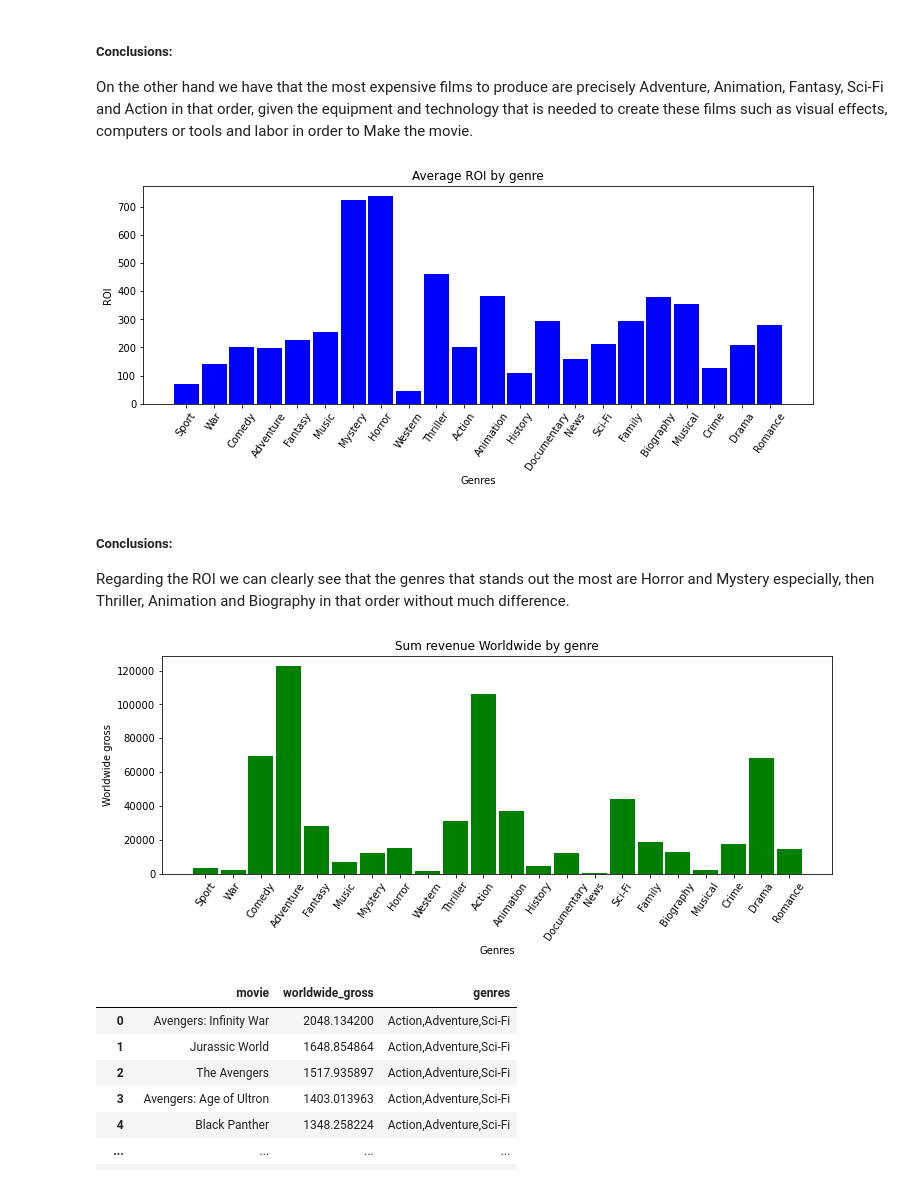
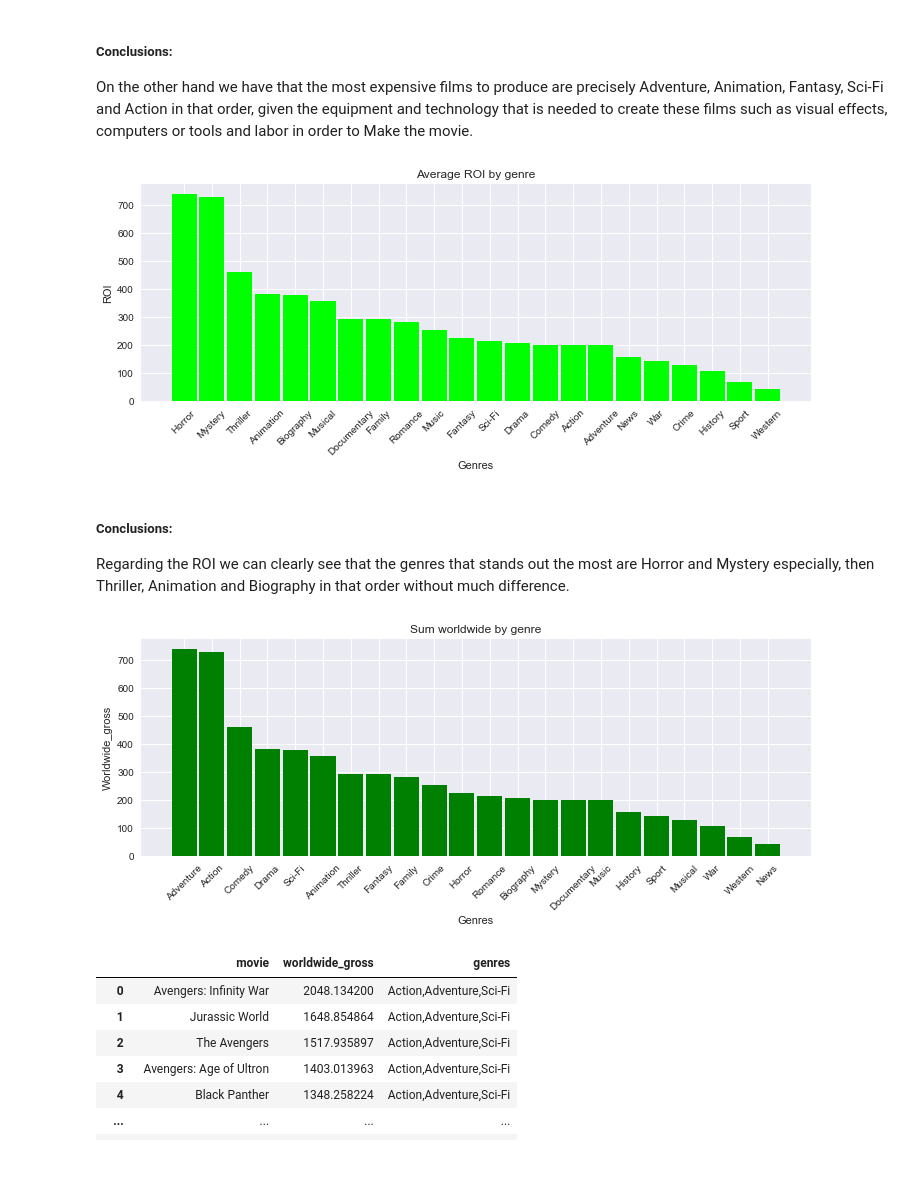
Before and after one commit to hixtape1212/Group6Consulting_CapstoneRepo, a Jupyter notebook: Genres&ROI.ipynb, the cells around one changed output. Cells and saved outputs as stored; diff of their text form; code cells hidden in the pictures.

```diff
--- a/Genres&ROI.ipynb
+++ b/Genres&ROI.ipynb
@@ -221,14 +224,16 @@ for i in range(len(genres)):
     pb = df_combine_genres['genres'].astype(str).str.contains(genres[i], regex = True, na = False)
     pb_avg.append(df_combine_genres['production_budget'][pb].mean())
 #print(pb_avg)
+pb_avg, genres = zip(*sorted(zip(pb_avg, genres), reverse=True))  # reverse sort data on 'wwg_avg'
+c = range(len(pb_avg))
 
-
+#creating the bar plot
 fig = plt.figure(figsize = (12, 4))
-plt.bar(genres, pb_avg, color='pink' ,width = 0.9)
-
+ax = fig.add_subplot(111)
+ax.bar(c, pb_avg, color='grey' ,width = 0.9)
+plt.xticks(c, genres, rotation=45)
 plt.xlabel("Genres")
-plt.xticks(rotation = 55)
-plt.ylabel("Production Budget")
-plt.title("Average Production Budget genre")
+plt.ylabel("Production budget")
+plt.title("Average Production budget by genre")
 plt.show()
 # %% [output]
@@ -244,40 +249,44 @@ for i in range(len(genres)):
     roi_avg.append(df_combine_genres['roi%'][roi].mean())
 #print(roi_avg)
 
+roi_avg, genres = zip(*sorted(zip(roi_avg, genres), reverse=True))  # reverse sort data on 'wwg_avg'
+c = range(len(roi_avg))
 
+#creating the bar plot
 fig = plt.figure(figsize = (12, 4))
-plt.bar(genres, roi_avg, color='blue' ,width = 0.9)
-
+ax = fig.add_subplot(111)
+ax.bar(c, roi_avg, color='lime' ,width = 0.9)
+plt.xticks(c, genres, rotation=45)
 plt.xlabel("Genres")
-plt.xticks(rotation = 55)
 plt.ylabel("ROI")
 plt.title("Average ROI by genre")
 plt.show()
 # %% [output]
-[figure, old version]
+[figure, new version]
 # %% [markdown]
 #####  Conclusions:
 Regarding the ROI we can clearly see that the genres that stands out the most are Horror and Mystery especially, then Thriller, Animation and Biography in that order without much difference.
 # %%
 #Worldwide gross sum profits.
 wwg_sum=[]
 for i in range(len(genres)):
     Gsum = df_combine_genres['genres'].astype(str).str.contains(genres[i], regex = True, na = False)
     wwg_sum.append(df_combine_genres['worldwide_gross'][Gsum].sum())
 #wwg_sum
+wwg_sum, genres = zip(*sorted(zip(wwg_sum, genres), reverse=True))  # reverse sort data on 'wwg_avg'
+c = range(len(roi_avg))
 
+#creating the bar plot
 fig = plt.figure(figsize = (12, 4))
-
-# creating the bar plot
-plt.bar(genres, wwg_sum, color = 'green', width = 0.9)
-
+ax = fig.add_subplot(111)
+ax.bar(c, roi_avg, color='green' ,width = 0.9)
+plt.xticks(c, genres, rotation=45)
 plt.xlabel("Genres")
-plt.xticks(rotation = 55)
-plt.ylabel("Worldwide gross")
-plt.title("Sum revenue Worldwide by genre")
+plt.ylabel("Worldwide_gross")
+plt.title("Sum worldwide by genre")
 plt.show()
 # %% [output]
-[figure, old version]
+[figure, new version]
 # %%
 from pandasql import sqldf
 pysqldf = lambda q: sqldf(q, globals())
```
Also changed, not shown: parts of 23 cells of this notebook, 1 other file.
